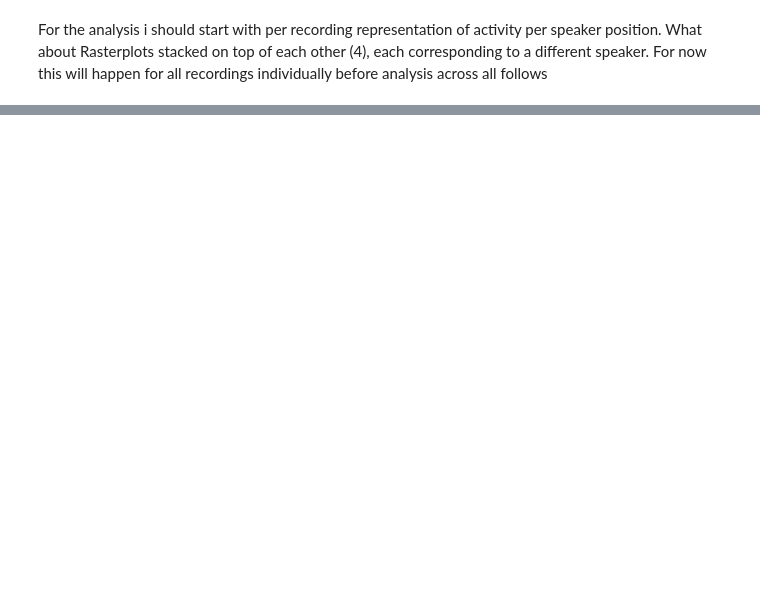
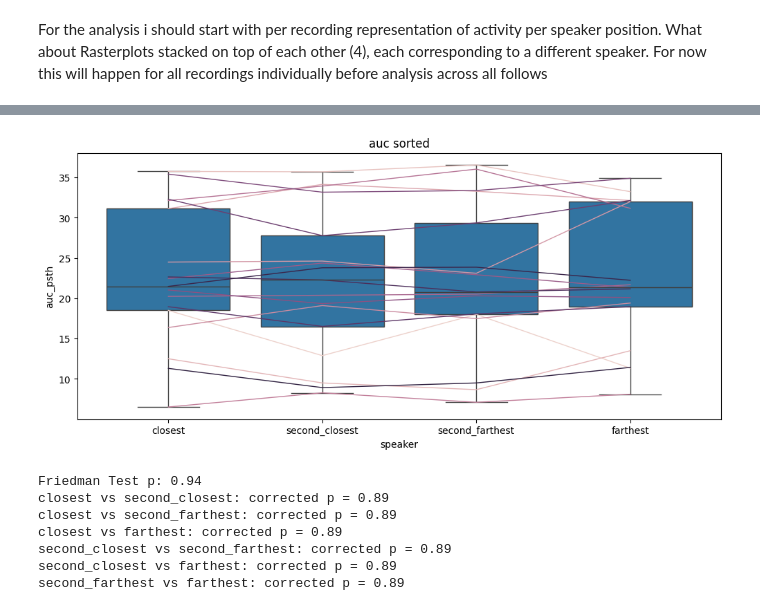
Before and after one commit to FloHofmann/workbench, a Jupyter notebook: notebooks/Alternating_Soundsource.ipynb, the cells around one changed output, grey strips where cells are left out. Cells and saved outputs as stored; diff of their text form; code cells hidden in the pictures; blank space fills up the shorter version.

```diff
--- a/notebooks/Alternating_Soundsource.ipynb
+++ b/notebooks/Alternating_Soundsource.ipynb
@@ -442,0 +447,34 @@ print_report(report)
+# %%
+
+# do it again with the speakers sorted by distance to PD
+auc_resp_sorted = np.take_along_axis(
+    auc_resp, idx_sorted, axis=1
+)
+auc_resp_df_sort = pd.DataFrame(auc_resp_sorted, columns=['closest', 'second_closest', 'second_farthest', 'farthest']).reset_index().melt(id_vars='index', var_name='speaker', value_name='auc_psth')
+plt.figure(figsize=(12,5))
+plt.title('auc sorted')
+ax = sns.boxplot(data=auc_resp_df_sort,x='speaker', y='auc_psth')
+ax.set_xticks([0,1,2,3])
+ax.set_xticklabels(['closest', 'second_closest', 'second_farthest', 'farthest'])
+sns.lineplot(data=auc_resp_df_sort, x='speaker', y='auc_psth', hue='index', linewidth=1, legend=False)
+plt.show()
+
+auc_stat, auc_p = friedmanchisquare(auc_resp_sorted[:,0],auc_resp_sorted[:,1],auc_resp_sorted[:,2],auc_resp_sorted[:,3])
+print(f"Friedman Test p: {auc_p:.2f}")
+auc_sort_p_list = []
+for c1, c2 in itertools.combinations(conds, 2):
+    stat, p = wilcoxon(auc_resp_sorted[:, c1], auc_resp_sorted[:, c2])
+    auc_sort_p_list.append(p)
+
+corrected_auc_sort_p = false_discovery_control(auc_sort_p_list)
+for a in zip(itertools.combinations(['closest', 'second_closest', 'second_farthest', 'farthest'],2), corrected_auc_sort_p):
+    print(f"{a[0][0]} vs {a[0][1]}: corrected p = {a[1]:.2f}")
+# %% [output]
+[figure, added]
+Friedman Test p: 0.94
+closest vs second_closest: corrected p = 0.89
+closest vs second_farthest: corrected p = 0.89
+closest vs farthest: corrected p = 0.89
+second_closest vs second_farthest: corrected p = 0.89
+second_closest vs farthest: corrected p = 0.89
+second_farthest vs farthest: corrected p = 0.89
```
Also changed, not shown: parts of 19 cells of this notebook, 1 other file.
